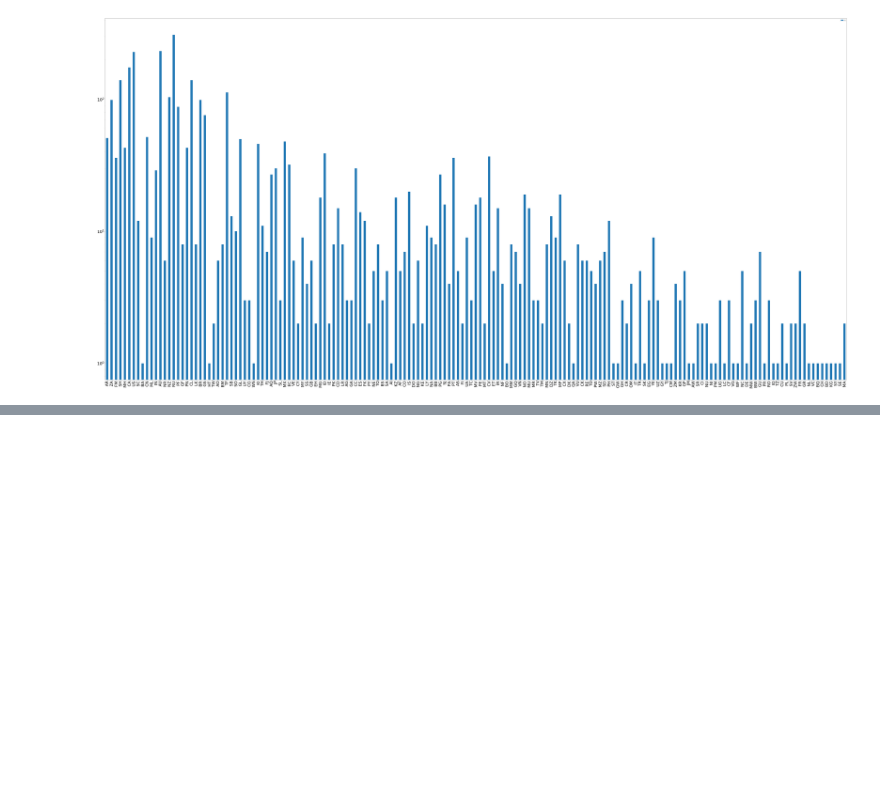
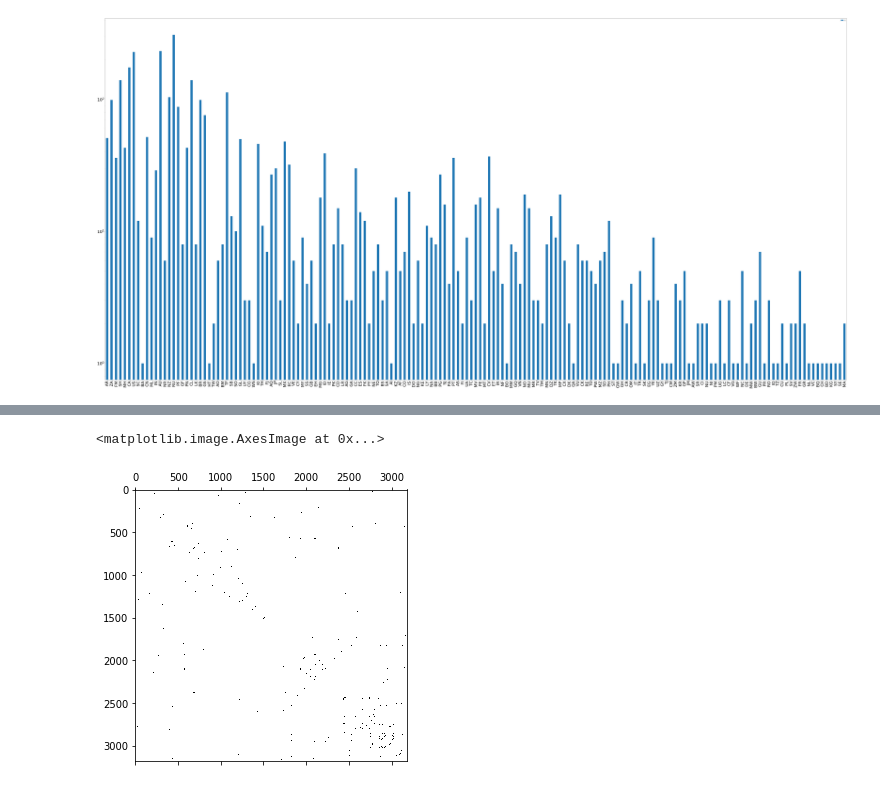
Before and after one commit to lggoch/NTDS_Sat, a Jupyter notebook: Project_Exploratory_Antoine.ipynb, the cells around one changed output, grey strips where cells are left out. Saved outputs shown, nothing was run; the diff lists cells and outputs as text; code cells hidden in the pictures; blank space fills up the shorter version.

```diff
--- a/Project_Exploratory_Antoine.ipynb
+++ b/Project_Exploratory_Antoine.ipynb
@@ -3,7 +3,7 @@
 
 import numpy as np
 import pandas as pd
-import scipy
+import scipy.sparse.linalg
 import matplotlib.pyplot as plt
 from pygsp import graphs, filters, plotting
 from numpy import pi
@@ -13,6 +13,11 @@ import reverse_geocoder as rg
 from collections import Counter
 import networkx as nx
 from multiprocessing import Pool
+from scipy import sparse, stats, spatial
+from pygsp import graphs, filters, plotting
+
+plt.rcParams['figure.figsize'] = (17, 5)
+plotting.BACKEND = 'matplotlib'
 # %%
 def read_tle(tle_file):
     tle = open(tle_file)
@@ -179,7 +184,7 @@ def compute_weight(sat1,sat2):
         return float('inf')
     return 1/tot
 # %%
-def compute_grid(res):
+def compute_grids(res):
     orbit_grids= []
     vertical_offset =90
     horizontal_offset = 180
@@ -210,0 +211,6 @@ adja = tqdm(p.map(compute_adjacency, orbit_grids))
+# %%
+orbit_grids = compute_grids(res)
+for n,i in enumerate(orbit_grids):
+    orbit_grids[n] = i.flatten()
+adja = spatial.distance.pdist(orbit_grids, metric='cosine')
+adja = spatial.distance.squareform(adja)
@@ -215,0 +228,7 @@ plt.spy(adja)
+# %%
+test = adja*(adja<0.8)
+# %%
+plt.spy(test)
+# %% [output]
+<matplotlib.image.AxesImage at 0x...>
+[figure, added]
```
Also changed, not shown: parts of 9 cells of this notebook.
